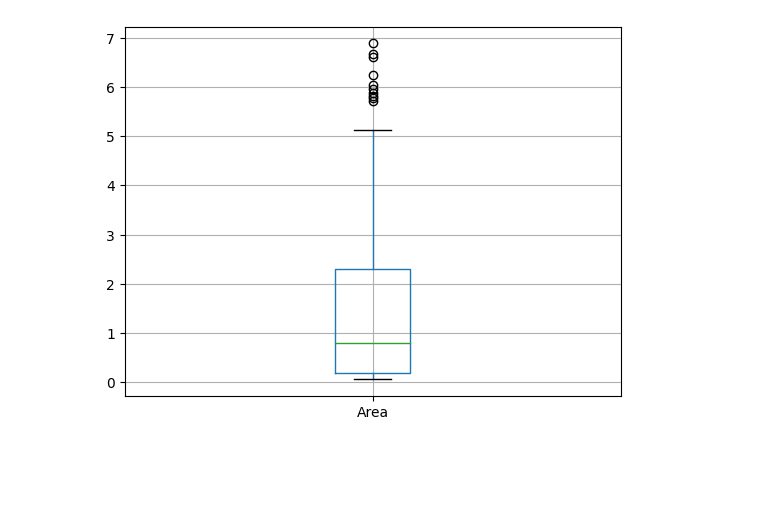
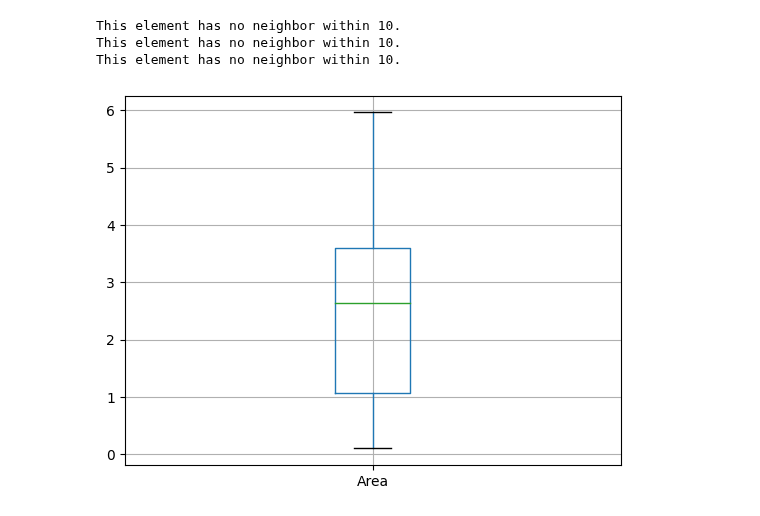
Before and after one commit to jaugenst/BBQ, a Jupyter notebook: Misc/bacteria_tracker.ipynb, the cells around one changed output. Saved outputs shown, nothing was run; the diff lists cells and outputs as text; code cells hidden in the pictures; blank space fills up the shorter version.

```diff
--- a/Misc/bacteria_tracker.ipynb
+++ b/Misc/bacteria_tracker.ipynb
@@ -1,6 +1,6 @@
 # %%
-first = '/home/saka/Documents/Lab stuff/confocal/exp2/results_bacteria.csv'
-second = '/home/saka/Documents/Lab stuff/confocal/exp2/exporttracks-1.csv'
+second = '/home/saka/Documents/Lab stuff/confocal/exp2/results_bacteria.csv'
+first = '/home/saka/Documents/Lab stuff/confocal/exp2/exporttracks-1.csv'
 # %%
 import matplotlib.pyplot as plt
 pairwise = xref_locations('/home/saka/Documents/Lab stuff/confocal/exp2/results_bacteria.csv',
@@ -18,8 +18,8 @@ import pandas
 import geopandas
 from math import isnan
 
-def xref_locations(first, second, first_x='X', first_y='Y', first_z='Slice',
-                   second_x='POSITION_X', second_y='POSITION_Y', second_z='POSITION_Z',
+def xref_locations(first, second, second_x='X', second_y='Y', second_z='Slice',
+                   first_x='POSITION_X', first_y='POSITION_Y', first_z='POSITION_Z',
                    max_dist=10, verbose=False):
     pairwise_elements = pandas.DataFrame()
     first_measurements = pandas.read_csv(first)
@@ -65,22 +65,25 @@ def xref_locations(first, second, first_x='X', first_y='Y', first_z='Slice',
 # %%
 import matplotlib.pyplot as plt
 # Define your input CSV file paths
-first_csv_path = '/home/saka/Documents/Lab stuff/confocal/exp2/results_bacteria.csv'
-second_csv_path = '/home/saka/Documents/Lab stuff/confocal/exp2/exporttracks-1.csv'
+first_csv_path = first
+second_csv_path = second
 
 # Call the xref_locations function
 pairwise = xref_locations(first=first_csv_path,
                         second=second_csv_path,
-                        first_x='X', first_y='Y', first_z='Slice',
-                        second_x='POSITION_X', second_y='POSITION_Y', second_z='POSITION_Z',
+                        first_x='POSITION_X', first_y='POSITION_Y', first_z='POSITION_Z',
+                        second_x='X', second_y='Y', second_z='Slice',
                         max_dist=10, verbose=False)
 
 # Display the resulting pairwise_elements DataFrame
 #print(result)
 pairwise.head()
 pairwise.shape
 area_box = pairwise.boxplot(column='Area')
 area_box.plot()
 plt.show()
 # %% [output]
+This element has no neighbor within 10.
+This element has no neighbor within 10.
+This element has no neighbor within 10.
-[figure, old version]
+[figure, new version]
```
Also changed, not shown: 2 other files.
